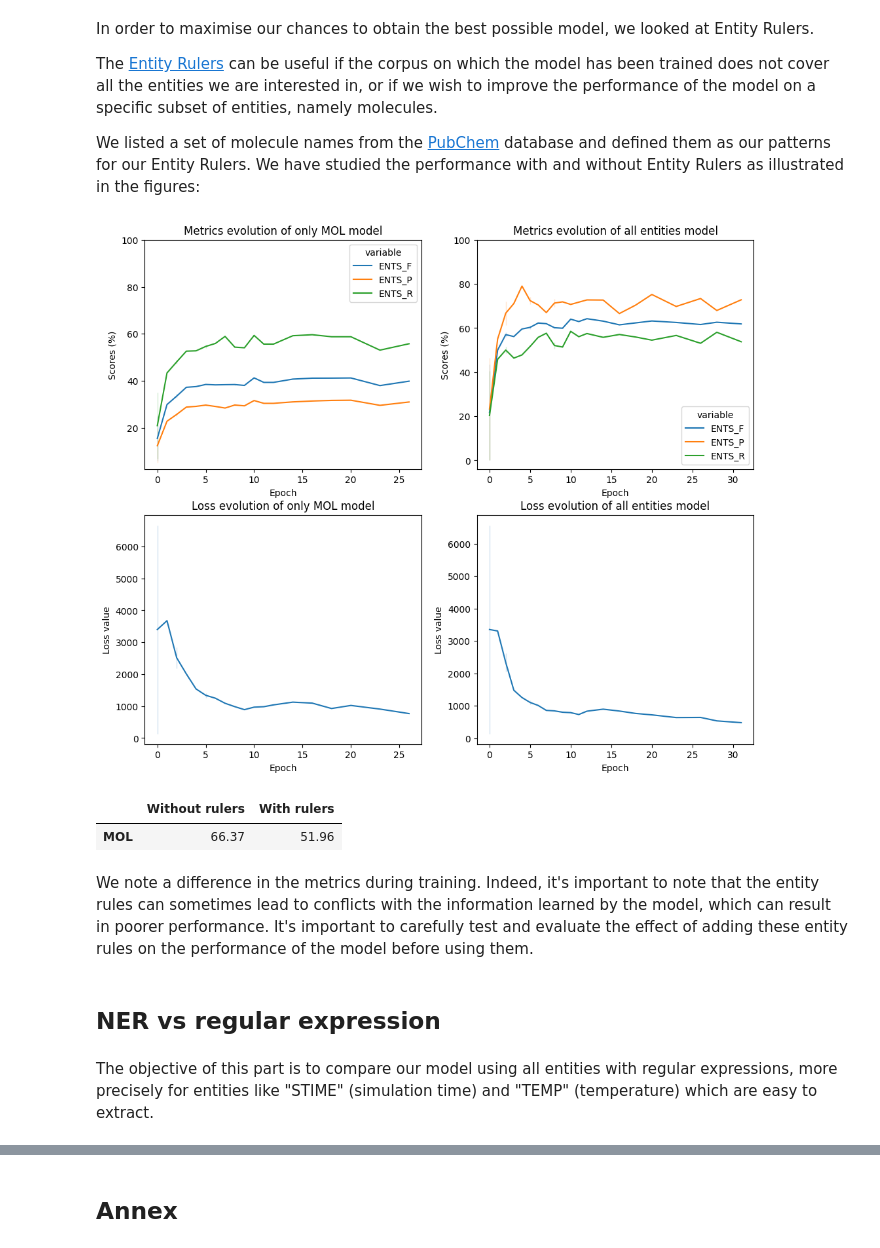
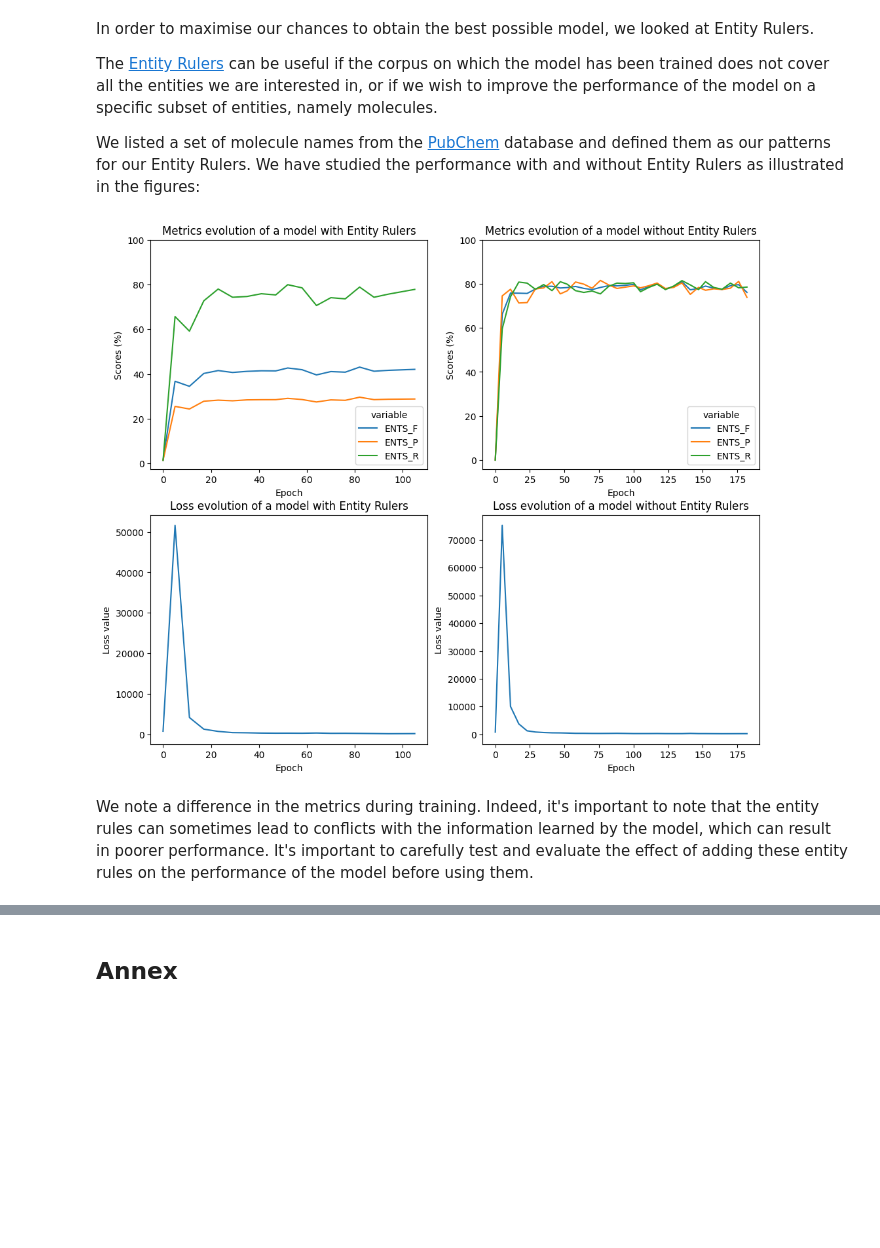
Before and after one commit to pierrepo/mdner, a Jupyter notebook: notebooks/evaluate_mdner.ipynb, the cells around one changed output, grey strips where cells are left out. Cells and saved outputs as stored; diff of their text form; code cells hidden in the pictures; blank space fills up the shorter version.

```diff
--- a/notebooks/evaluate_mdner.ipynb
+++ b/notebooks/evaluate_mdner.ipynb
@@ -182,21 +150,11 @@ The [Entity Rulers](https://spacy.io/api/entityruler) can be useful if the corpu
 
 We listed a set of molecule names from the [PubChem](https://pubchem.ncbi.nlm.nih.gov/) database and defined them as our patterns for our Entity Rulers.  We have studied the performance with and without Entity Rulers as illustrated in the figures:
 # %%
-paths = ["../results/cpu_with_rulers.txt", "../results/cpu_without_rulers.txt"]
-results = get_scores(paths)
-display_plots(results)
+paths = ["../results/gpu_with_rulers.txt", "../results/colab/all_ents/metrics_train.txt"]
+names_model = ["a model with Entity Rulers", "a model without Entity Rulers"]
+results = evner.get_scores(paths)
+evner.display_plots(results, names_model)
 # %% [output]
-[figure, old version]
+[figure, new version]
-# %%
-bench_without = "MOL     51.96   64.63   57.61"
-bench_with = "MOL      66.37   45.73   54.15"
-pd.DataFrame([[66.37, 51.96]], columns=["Without rulers", "With rulers"], index=["MOL"])
-# %% [output]
-|  | Without rulers | With rulers |
-| MOL | 66.37 | 51.96 |
 # %% [markdown]
 We note a difference in the metrics during training. Indeed, it's important to note that the entity rules can sometimes lead to conflicts with the information learned by the model, which can result in poorer performance. It's important to carefully test and evaluate the effect of adding these entity rules on the performance of the model before using them.
-# %% [markdown]
-## NER vs regular expression
-# %% [markdown]
-The objective of this part is to compare our model using all entities with regular expressions, more precisely for entities like "STIME" (simulation time) and "TEMP" (temperature) which are easy to extract.
```
Also changed, not shown: parts of 23 cells of this notebook, 1 other file.
